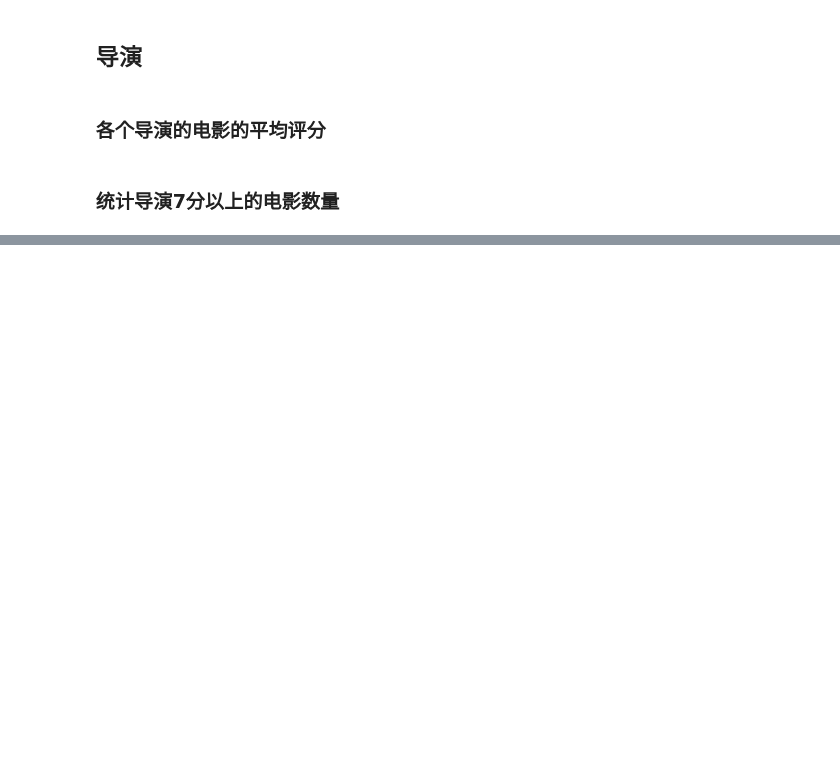
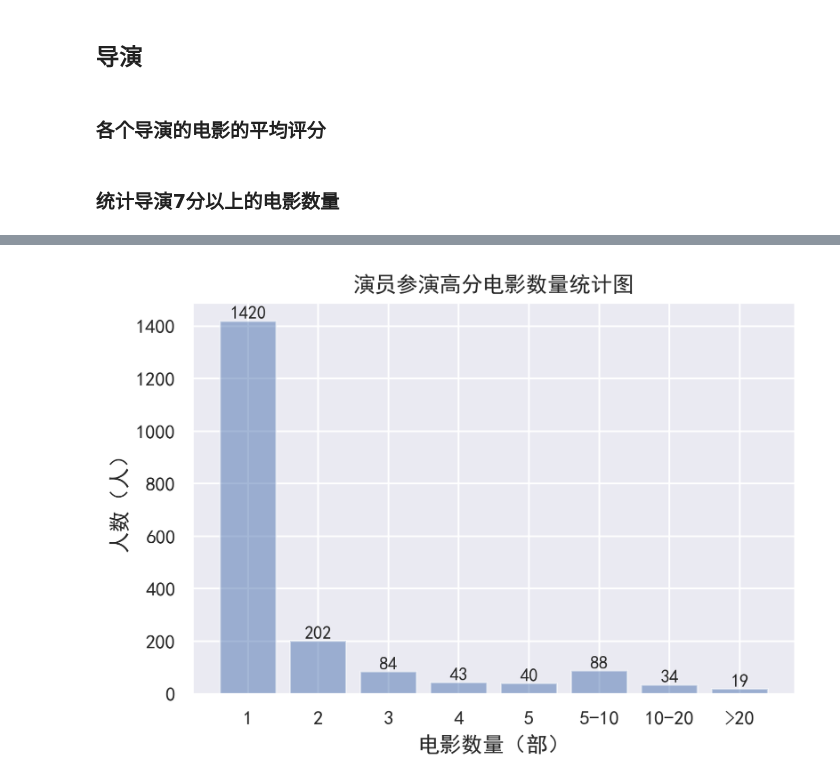
Before and after one commit to god13less/kaggle_competition, a Jupyter notebook: IMDB_Indian_Movies_Dataset/versionz_0.0.ipynb, the cells around one changed output, grey strips where cells are left out. Saved outputs shown, nothing was run; the diff lists cells and outputs as text; code cells hidden in the pictures; blank space fills up the shorter version.

```diff
--- a/IMDB_Indian_Movies_Dataset/versionz_0.0.ipynb
+++ b/IMDB_Indian_Movies_Dataset/versionz_0.0.ipynb
@@ -206,11 +172,0 @@ dtype: int64
-# %%
-fig= plt.figure(dpi=300) # 图片像素
-plt.bar(type_of_movies.keys(),type_of_movies.values,color='b',alpha=0.5)
-for a,b in zip(type_of_movies.keys(),type_of_movies.values):
-    plt.text(a, b, '%s' % b, ha='center', va= 'bottom',fontsize=6)
-plt.title("不同类型的电影数量统计图")
-plt.xticks(size=3)
-plt.yticks(size=6)
-plt.xlabel("类型")
-plt.ylabel("数量(部)")
-plt.savefig("不同类型的电影数量.jpg")
@@ -366,0 +223,10 @@ RangeIndex(start=0, stop=2, step=1)
+# %%
+actor_name=data_tem.loc[:,['Actor 1','Actor 2','Actor 3']].values
+actor_cnt={}
+for strs in actor_name:
+    for str in strs:
+        if str in actor_cnt.keys():
+            actor_cnt[str]+=1
+        else:
+            actor_cnt[str]=1
+actor_cnt=pd.Series(actor_cnt)
@@ -366,0 +242,20 @@ RangeIndex(start=0, stop=2, step=1)
+# %%
+actor_reg={"1":actor_cnt[actor_cnt<=1].shape[0],
+            "2":actor_cnt[actor_cnt==2].shape[0],
+            "3":actor_cnt[actor_cnt==3].shape[0],
+            "4":actor_cnt[actor_cnt==4].shape[0],
+            "5":actor_cnt[actor_cnt==5].shape[0],
+            "5-10":actor_cnt[(actor_cnt>5) & (actor_cnt<=10)].shape[0],
+            "10-20":actor_cnt[(actor_cnt>10) & (actor_cnt<=20)].shape[0],
+            ">20":actor_cnt[actor_cnt>=20].shape[0]}
+# %%
+plt.figure(dpi=300)
+plt.bar(actor_reg.keys(),actor_reg.values(),color='b',alpha=0.5)
+for a,b in zip(actor_reg.keys(),actor_reg.values()):
+    plt.text(a, b, '%s' % b, ha='center', va= 'bottom',fontsize=10)
+plt.title("演员参演高分电影数量统计图")
+plt.xlabel('电影数量（部）')
+plt.ylabel('人数（人）')
+plt.savefig("演员参演高分电影数量统计图.jpg")
+# %% [output]
+[figure, added]
```
Also changed, not shown: parts of 31 cells of this notebook, 12 other files.
